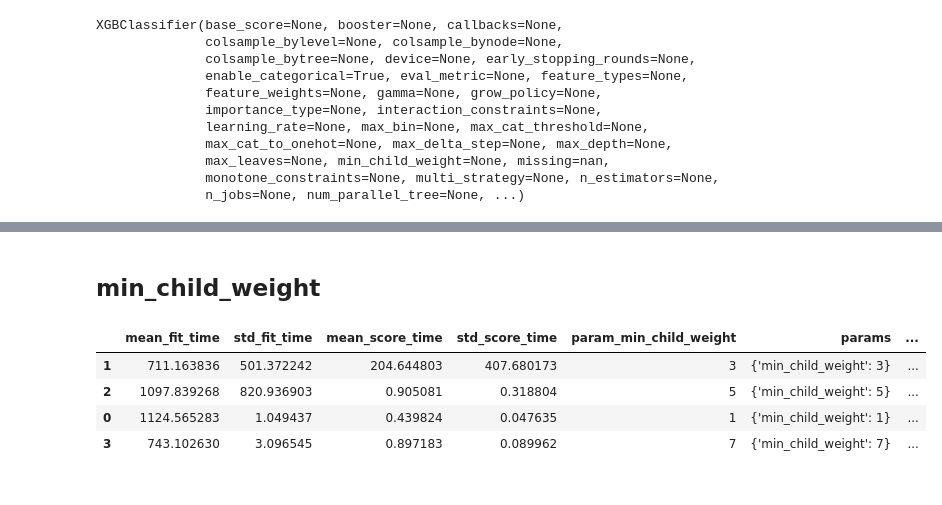
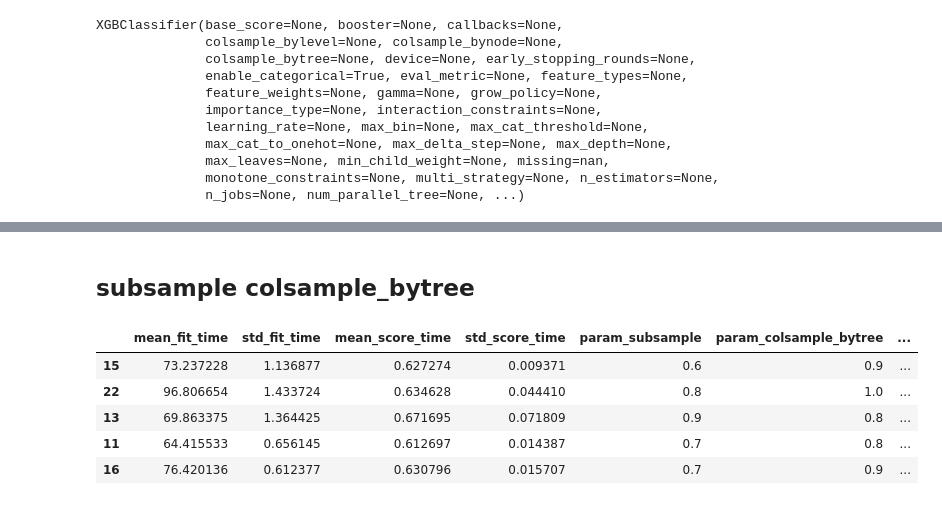
Before and after one commit to TusharPal/Bol-case-study, a Jupyter notebook: research/XGBoost.ipynb, the cells around one changed output, grey strips where cells are left out. Cells and saved outputs as stored; diff of their text form; code cells hidden in the pictures.

```diff
--- a/research/XGBoost.ipynb
+++ b/research/XGBoost.ipynb
@@ -58,9 +59,6 @@ data.head()
 ## Parse URLs
 # %%
 def parse_url(url, prefix = 'https://www.bol.com/nl/'):
-    def is_product_code(x):
-        pass
-
     url_components = url.removeprefix(prefix).split('/')
     row = {
         'url_function': '',
@@ -508,21 +425,21 @@ skf = StratifiedKFold(n_splits=5, shuffle=True, random_state=42)
 # Hyperparameter search space
 param_dist = {
     # Learning rate and trees
-    # "n_estimators": np.arange(100, 1100, 100),
+    # "n_estimators": [100, 300, 500],
     # "learning_rate": [0.01, 0.05, 0.1, 0.2],
 
-    # Tree structure
-    "max_depth": np.arange(2, 12, 2),
-    # "min_child_weight": np.arange(1, 10, 2),
+    # # Tree structure
+    # "max_depth": [2, 4, 6, 8, 10],
+    # "min_child_weight": [1, 3, 5, 7, 9],
 
     # # Sampling
     # "subsample": [0.6, 0.7, 0.8, 0.9, 1.0],
     # "colsample_bytree": [0.6, 0.7, 0.8, 0.9, 1.0],
 
-    # # Regularization
-    # "gamma": [0, 0.1, 0.2, 0.3, 0.4],
-    # "reg_alpha": [0, 0.01, 0.05, 0.1, 1, 10],  # L1
-    # "reg_lambda": [0.1, 0.5, 1, 5, 10],       # L2
+    # Regularization
+    "gamma": [0, 0.1, 0.2, 0.3, 0.4],
+    "reg_alpha": [0, 0.01, 0.05, 0.1, 1, 10],  # L1
+    "reg_lambda": [0.1, 0.5, 1, 5, 10],       # L2
 }
 
 # TODO: Causes an error. Needs custom implementation
@@ -539,7 +456,7 @@ clf = XGBClassifier(tree_method="hist", enable_categorical=True)
 search = RandomizedSearchCV(
     estimator=clf,
     param_distributions=param_dist,
-    n_iter=100,
+    n_iter=1000,
     scoring=scoring,
     refit='f1_macro',
     cv=skf,
@@ -575,10 +545,11 @@ pd.DataFrame(search.cv_results_).sort_values('rank_test_f1_macro')
 # %% [markdown]
-## min_child_weight
+## subsample colsample_bytree
 # %%
-pd.DataFrame(search.cv_results_).sort_values('rank_test_f1_macro')
+pd.DataFrame(search.cv_results_).sort_values('rank_test_f1_macro').head()
 # %% [output]
-|  | mean_fit_time | std_fit_time | mean_score_time | std_score_time | param_min_child_weight | params | ... |
-| 1 | 711.163836 | 501.372242 | 204.644803 | 407.680173 | 3 | {'min_child_weight': 3} | ... |
-| 2 | 1097.839268 | 820.936903 | 0.905081 | 0.318804 | 5 | {'min_child_weight': 5} | ... |
-| 0 | 1124.565283 | 1.049437 | 0.439824 | 0.047635 | 1 | {'min_child_weight': 1} | ... |
-| 3 | 743.102630 | 3.096545 | 0.897183 | 0.089962 | 7 | {'min_child_weight': 7} | ... |
+|  | mean_fit_time | std_fit_time | mean_score_time | std_score_time | param_subsample | param_colsample_bytree | ... |
+| 15 | 73.237228 | 1.136877 | 0.627274 | 0.009371 | 0.6 | 0.9 | ... |
+| 22 | 96.806654 | 1.433724 | 0.634628 | 0.044410 | 0.8 | 1.0 | ... |
+| 13 | 69.863375 | 1.364425 | 0.671695 | 0.071809 | 0.9 | 0.8 | ... |
+| 11 | 64.415533 | 0.656145 | 0.612697 | 0.014387 | 0.7 | 0.8 | ... |
+| 16 | 76.420136 | 0.612377 | 0.630796 | 0.015707 | 0.7 | 0.9 | ... |
```
Also changed, not shown: parts of 31 cells of this notebook, 2 other files.
